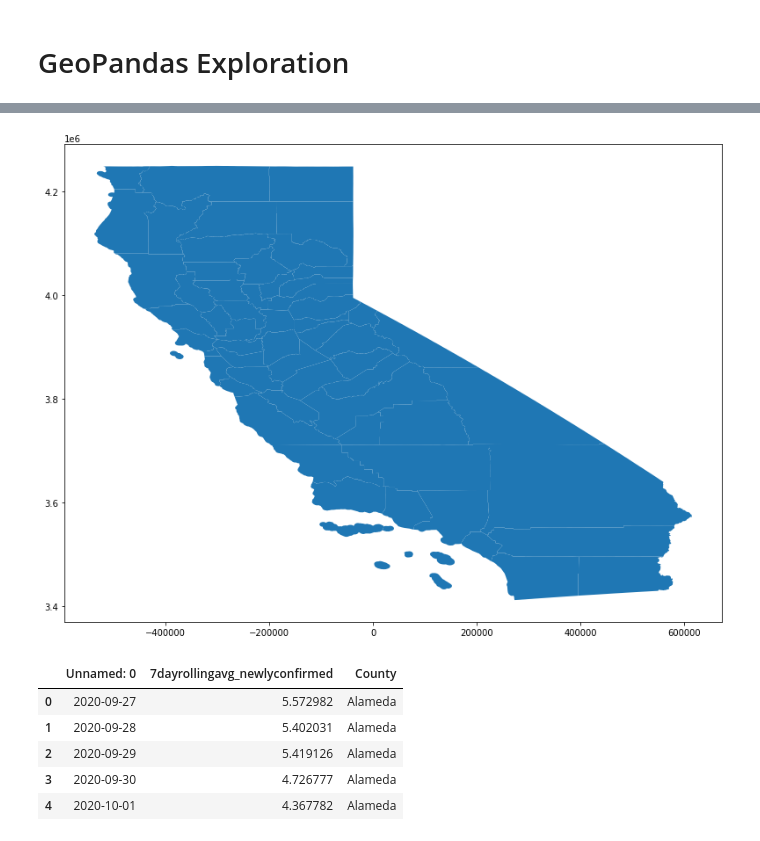
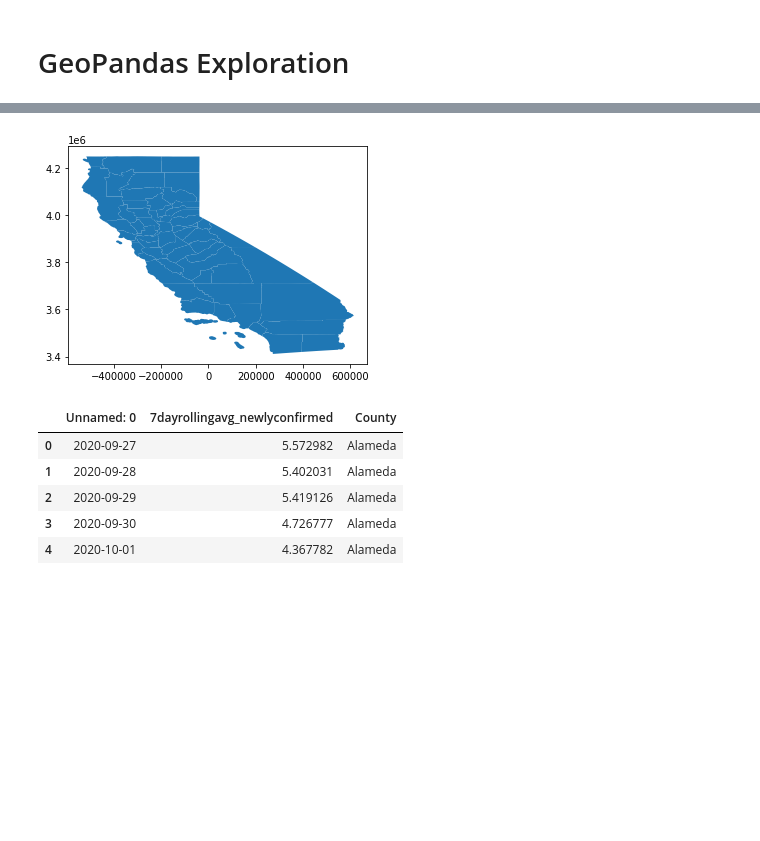
Before and after one commit to lettywu/COVID-19-vaccinations, a Jupyter notebook: jesse/GeoPandas.ipynb, the cells around one changed output, grey strips where cells are left out. Saved outputs shown, nothing was run; the diff lists cells and outputs as text; code cells hidden in the pictures; blank space fills up the shorter version.

```diff
--- a/jesse/GeoPandas.ipynb
+++ b/jesse/GeoPandas.ipynb
@@ -42,9 +42,9 @@ counties_df.head()
 counties_df.drop(['STATEFP', 'COUNTYFP', 'COUNTYNS', 'GEOID', 'NAMELSAD', 'LSAD', 'CLASSFP', 'CSAFP', 'CBSAFP',
               'METDIVFP', 'FUNCSTAT', 'ALAND', 'AWATER'], axis = 1, inplace = True)
 # %%
-counties_df.plot(figsize = (25,10));
+counties_df.plot();
 # %% [output]
-[figure, old version]
+[figure, new version]
 # %%
 predictions_df = pd.read_csv('../clean_data/predictions.csv')
 predictions_df.head()
```
Also changed, not shown: parts of 8 cells of this notebook, 2 other files.
